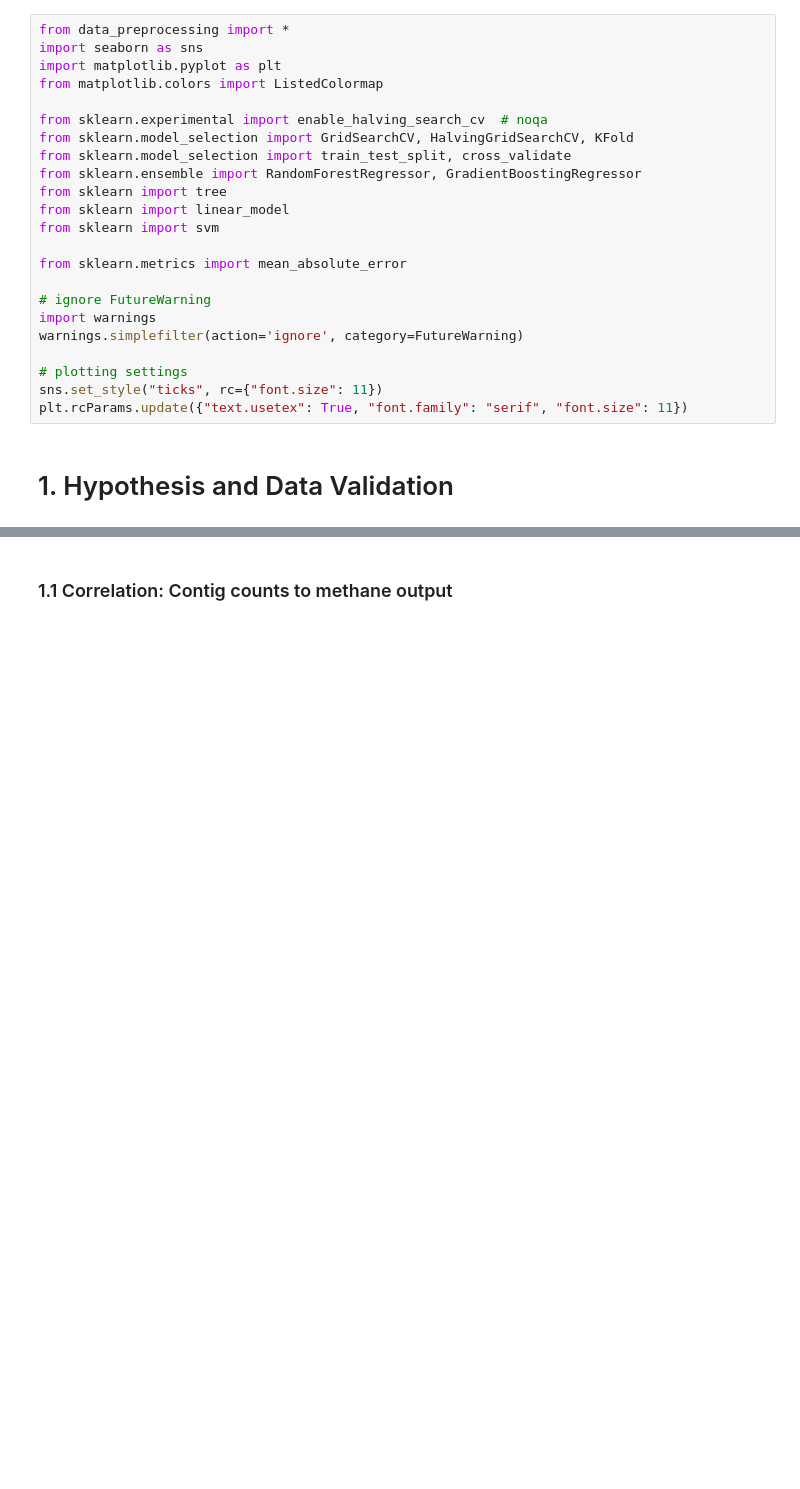
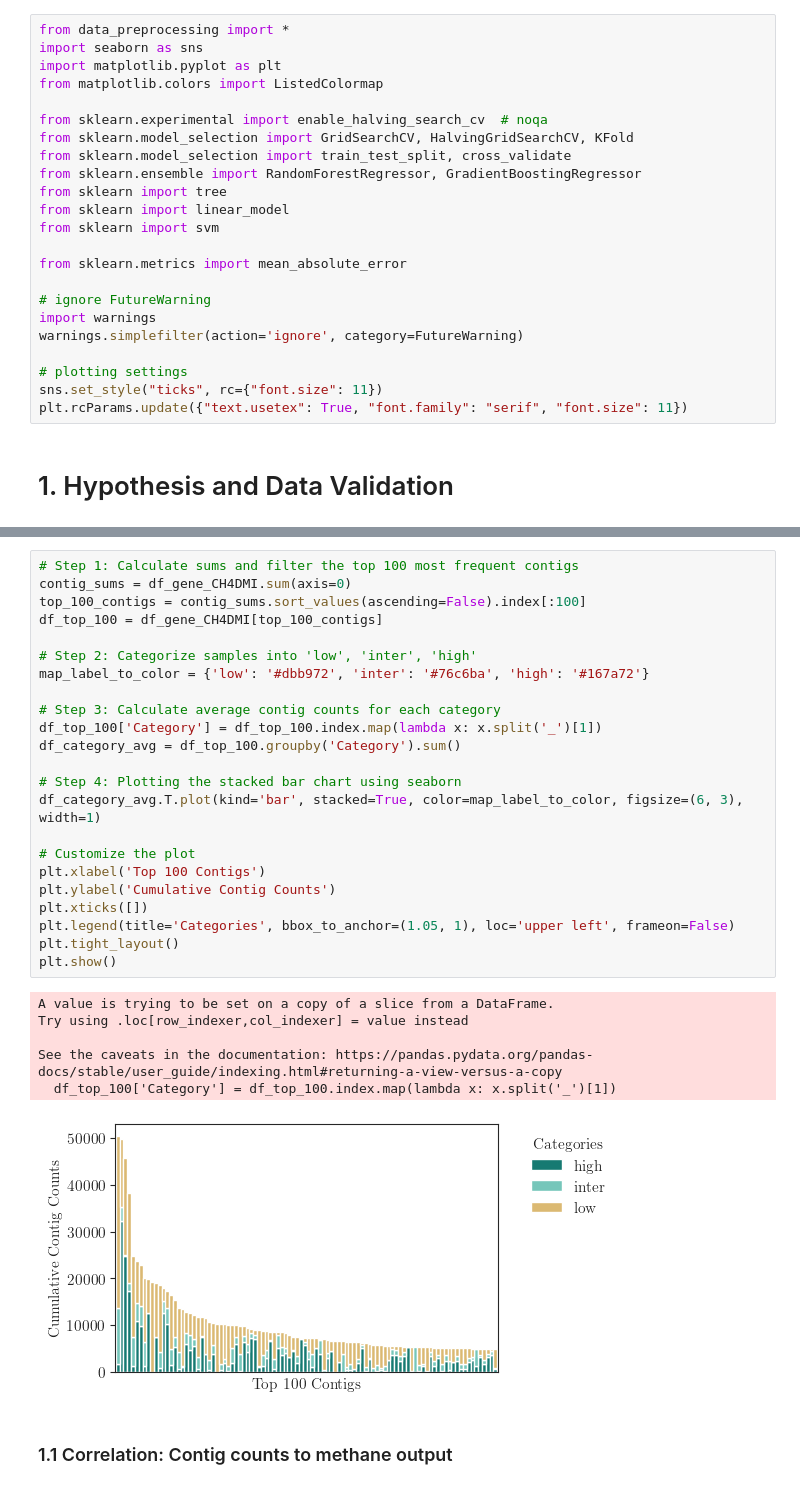
Before and after one commit to KatDost/Sheep_Methane_Paper, a Jupyter notebook: 1_Hypothesis and Data Validaton.ipynb, the cells around one changed output, grey strips where cells are left out. Cells and saved outputs as stored; diff of their text form; blank space fills up the shorter version.

Commit message:
basic data analysis added

```diff
--- a/1_Hypothesis and Data Validaton.ipynb
+++ b/1_Hypothesis and Data Validaton.ipynb
@@ -26,3 +51,33 @@ plt.rcParams.update({"text.usetex": True, "font.family": "serif", "font.size": 1
+# %%
+# Step 1: Calculate sums and filter the top 100 most frequent contigs
+contig_sums = df_gene_CH4DMI.sum(axis=0)
+top_100_contigs = contig_sums.sort_values(ascending=False).index[:100]
+df_top_100 = df_gene_CH4DMI[top_100_contigs]
+
+# Step 2: Categorize samples into 'low', 'inter', 'high'
+map_label_to_color = {'low': '#dbb972', 'inter': '#76c6ba', 'high': '#167a72'}
+
+# Step 3: Calculate average contig counts for each category
+df_top_100['Category'] = df_top_100.index.map(lambda x: x.split('_')[1])
+df_category_avg = df_top_100.groupby('Category').sum()
+
+# Step 4: Plotting the stacked bar chart using seaborn
+df_category_avg.T.plot(kind='bar', stacked=True, color=map_label_to_color, figsize=(6, 3), width=1)
+
+# Customize the plot
+plt.xlabel('Top 100 Contigs')
+plt.ylabel('Cumulative Contig Counts')
+plt.xticks([])
+plt.legend(title='Categories', bbox_to_anchor=(1.05, 1), loc='upper left', frameon=False)
+plt.tight_layout()
+plt.show()
+# %% [output]
+A value is trying to be set on a copy of a slice from a DataFrame.
+Try using .loc[row_indexer,col_indexer] = value instead
+
+See the caveats in the documentation: https://pandas.pydata.org/pandas-docs/stable/user_guide/indexing.html#returning-a-view-versus-a-copy
+  df_top_100['Category'] = df_top_100.index.map(lambda x: x.split('_')[1])
+[figure, added]
 # %% [markdown]
 ### 1.1 Correlation: Contig counts to methane output
 # %%
```
Also changed, not shown: parts of 5 cells of this notebook.
